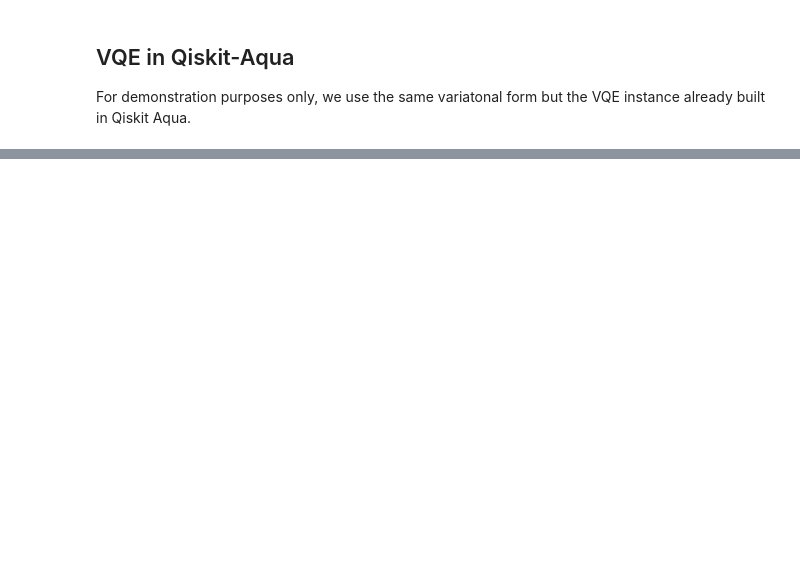
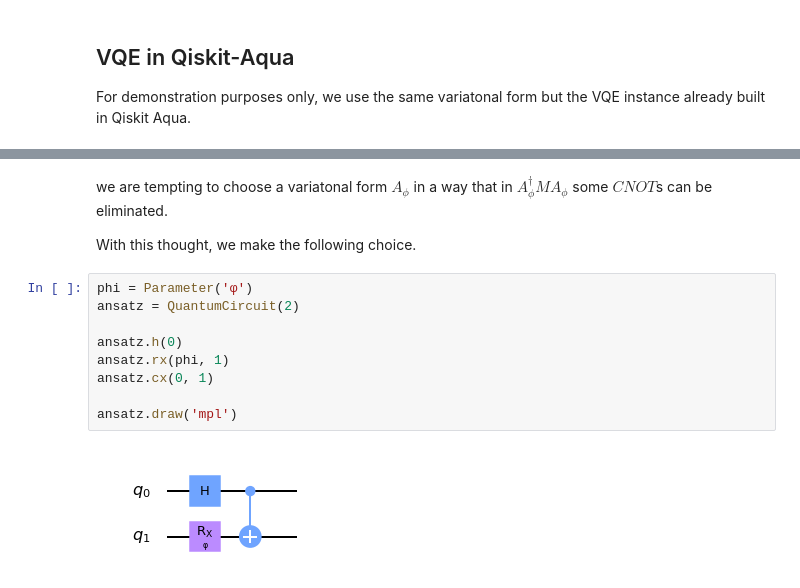
Before and after one commit to georgios-ts/qc-mentorship, a Jupyter notebook: task_4/task_4.ipynb, the cells around one changed output, grey strips where cells are left out. Drawn from its saved outputs; the diff is of its cells as text; blank space fills up the shorter version.

```diff
--- a/task_4/task_4.ipynb
+++ b/task_4/task_4.ipynb
@@ -236,0 +280,15 @@ Lowest eigenvalue:  (-1+0j)
+# %% [markdown]
+we are tempting to choose a variatonal form $ A_{\phi} $ in a way that in $ A_{\phi}^{\dagger} M A_{\phi} $ some $ CNOT $s can be eliminated.
+
+With this thought, we make the following choice.
+# %%
+phi = Parameter('φ')
+ansatz = QuantumCircuit(2)
+
+ansatz.h(0)
+ansatz.rx(phi, 1)
+ansatz.cx(0, 1)
+
+ansatz.draw('mpl')
+# %% [output]
+[figure, added]
```
Also changed, not shown: parts of 22 cells of this notebook.
